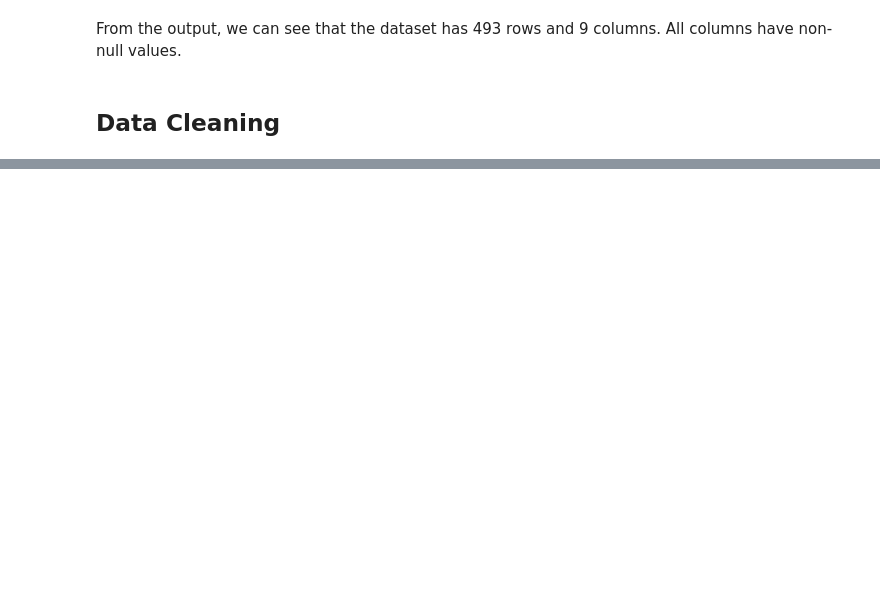
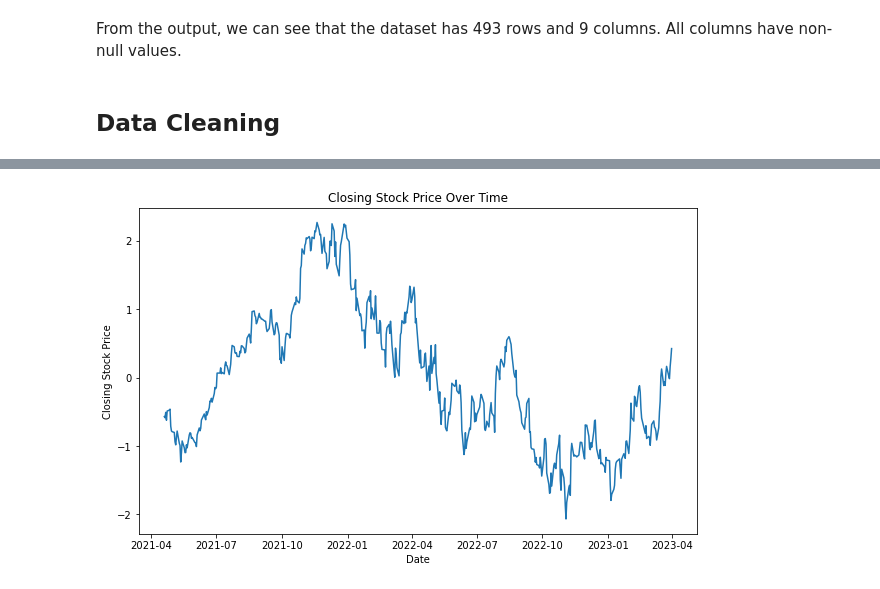
Before and after one commit to anirudhj/StockAnalysisMLProject, a Jupyter notebook: Stocks_EDA.ipynb, the cells around one changed output, grey strips where cells are left out. Saved outputs shown, nothing was run; the diff lists cells and outputs as text; code cells hidden in the pictures; blank space fills up the shorter version.

Commit message:
Fetching Apple Data, Data Processing

```diff
--- a/Stocks_EDA.ipynb
+++ b/Stocks_EDA.ipynb
@@ -10,8 +10,8 @@ import pandas as pd
 import seaborn as sns
 import matplotlib.pyplot as plt
 # %%
-df_Microsoft=pd.read_csv(r'C:\Users\ajodh\Downloads\ctc_pyhton_ML\ML_Algos_AJ\StockAnalysisMLProject\Raw_Data\Microsoft_Data.csv')
+df_Stock=pd.read_csv(r'C:\Users\ajodh\Downloads\ctc_pyhton_ML\ML_Algos_AJ\StockAnalysisMLProject\Raw_Data\Microsoft_Data.csv')
 column_names=["volume","volume weighted average price","open","close","high","low","timestamp","number_of_transactions","Date"]
-df_Microsoft.columns=column_names # Renaming the columns
-df_Microsoft['Date']=pd.to_datetime(df_Microsoft['Date'])
+df_Stock.columns=column_names # Renaming the columns
+df_Stock['Date']=pd.to_datetime(df_Stock['Date'])
 # %%
@@ -38,4 +37,11 @@ memory usage: 38.6 KB
 From the output, we can see that the dataset has 493 rows and 9 columns. All columns have non-null values.
 # %% [markdown]
 ## Data Cleaning
+# %%
+from sklearn.preprocessing import StandardScaler
+
+## Standardizing the data
+
+sc=StandardScaler()
+df_Stock[["volume","volume weighted average price","open","close","high","low"]]=sc.fit_transform(df_Stock[["volume","volume weighted average price","open","close","high","low"]])
 # %%
@@ -54,0 +74,12 @@ dtype: int64
+# %%
+## Dropping irrelevant columns since I will be using Time Series Forecasting I will only be using closing price as feature
+df1=df_Stock.drop(labels=['volume','volume weighted average price','open','high','low','timestamp','number_of_transactions'],axis=1)
+# %%
+plt.figure(figsize=(10, 6))
+sns.lineplot(x='Date', y='close', data=df1)
+plt.title('Closing Stock Price Over Time')
+plt.xlabel('Date')
+plt.ylabel('Closing Stock Price')
+plt.show()
+# %% [output]
+[figure, added]
```
Also changed, not shown: parts of 2 cells of this notebook, 1 other file.
